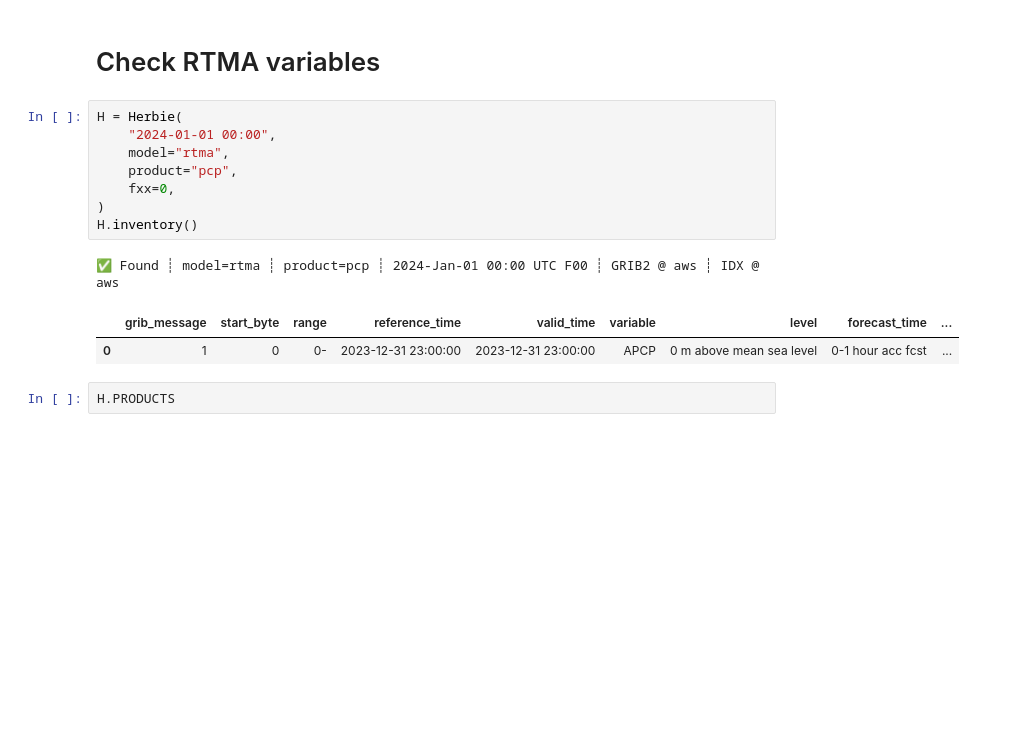
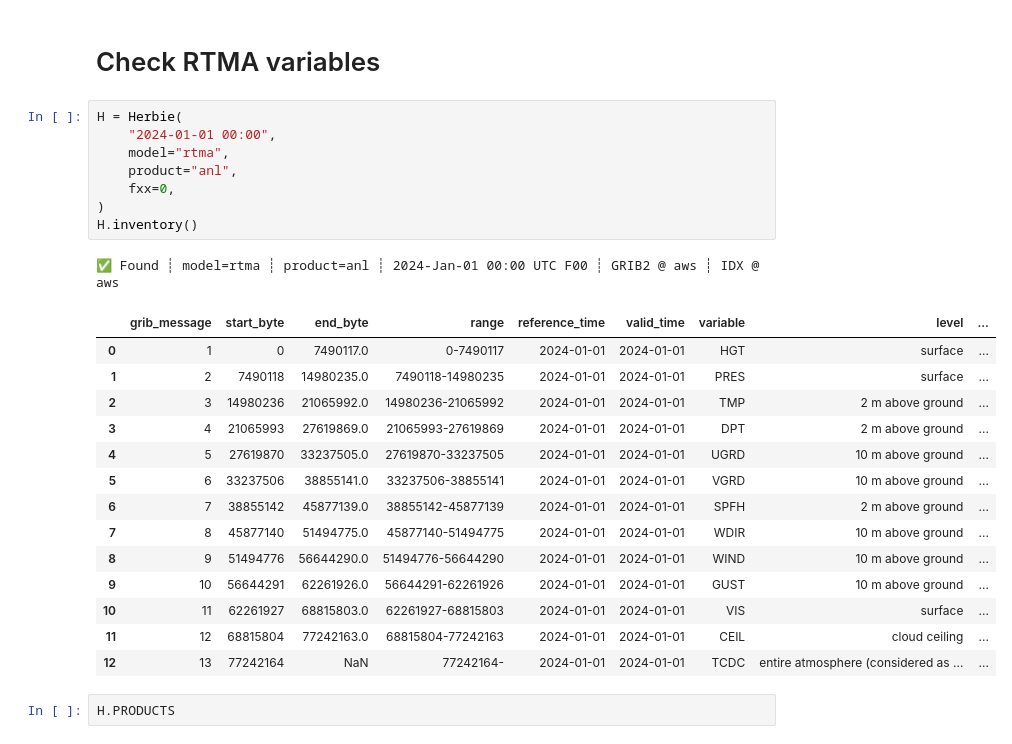
Before and after one commit to HarishBaki/gUstNET, a Jupyter notebook: test.ipynb, the cells around one changed output. Saved outputs shown, nothing was run; the diff lists cells and outputs as text; blank space fills up the shorter version.

```diff
--- a/test.ipynb
+++ b/test.ipynb
@@ -39,15 +39,27 @@ Starting parallel computing...
 # %%
 H = Herbie(
     "2024-01-01 00:00",
     model="rtma",
-    product="pcp",
+    product="anl",
     fxx=0,
 )
 H.inventory()
 # %% [output]
-✅ Found ┊ model=rtma ┊ product=pcp ┊ 2024-Jan-01 00:00 UTC F00 ┊ GRIB2 @ aws ┊ IDX @ aws
+✅ Found ┊ model=rtma ┊ product=anl ┊ 2024-Jan-01 00:00 UTC F00 ┊ GRIB2 @ aws ┊ IDX @ aws
-|  | grib_message | start_byte | range | reference_time | valid_time | variable | level | forecast_time | ... |
-| 0 | 1 | 0 | 0- | 2023-12-31 23:00:00 | 2023-12-31 23:00:00 | APCP | 0 m above mean sea level | 0-1 hour acc fcst | ... |
+|  | grib_message | start_byte | end_byte | range | reference_time | valid_time | variable | level | ... |
+| 0 | 1 | 0 | 7490117.0 | 0-7490117 | 2024-01-01 | 2024-01-01 | HGT | surface | ... |
+| 1 | 2 | 7490118 | 14980235.0 | 7490118-14980235 | 2024-01-01 | 2024-01-01 | PRES | surface | ... |
+| 2 | 3 | 14980236 | 21065992.0 | 14980236-21065992 | 2024-01-01 | 2024-01-01 | TMP | 2 m above ground | ... |
+| 3 | 4 | 21065993 | 27619869.0 | 21065993-27619869 | 2024-01-01 | 2024-01-01 | DPT | 2 m above ground | ... |
+| 4 | 5 | 27619870 | 33237505.0 | 27619870-33237505 | 2024-01-01 | 2024-01-01 | UGRD | 10 m above ground | ... |
+| 5 | 6 | 33237506 | 38855141.0 | 33237506-38855141 | 2024-01-01 | 2024-01-01 | VGRD | 10 m above ground | ... |
+| 6 | 7 | 38855142 | 45877139.0 | 38855142-45877139 | 2024-01-01 | 2024-01-01 | SPFH | 2 m above ground | ... |
+| 7 | 8 | 45877140 | 51494775.0 | 45877140-51494775 | 2024-01-01 | 2024-01-01 | WDIR | 10 m above ground | ... |
+| 8 | 9 | 51494776 | 56644290.0 | 51494776-56644290 | 2024-01-01 | 2024-01-01 | WIND | 10 m above ground | ... |
+| 9 | 10 | 56644291 | 62261926.0 | 56644291-62261926 | 2024-01-01 | 2024-01-01 | GUST | 10 m above ground | ... |
+| 10 | 11 | 62261927 | 68815803.0 | 62261927-68815803 | 2024-01-01 | 2024-01-01 | VIS | surface | ... |
+| 11 | 12 | 68815804 | 77242163.0 | 68815804-77242163 | 2024-01-01 | 2024-01-01 | CEIL | cloud ceiling | ... |
+| 12 | 13 | 77242164 | NaN | 77242164- | 2024-01-01 | 2024-01-01 | TCDC | entire atmosphere (considered as ... | ... |
 # %%
 H.PRODUCTS
 # %% [output]
```
Also changed, not shown: parts of 4 cells of this notebook, 6 other files.
